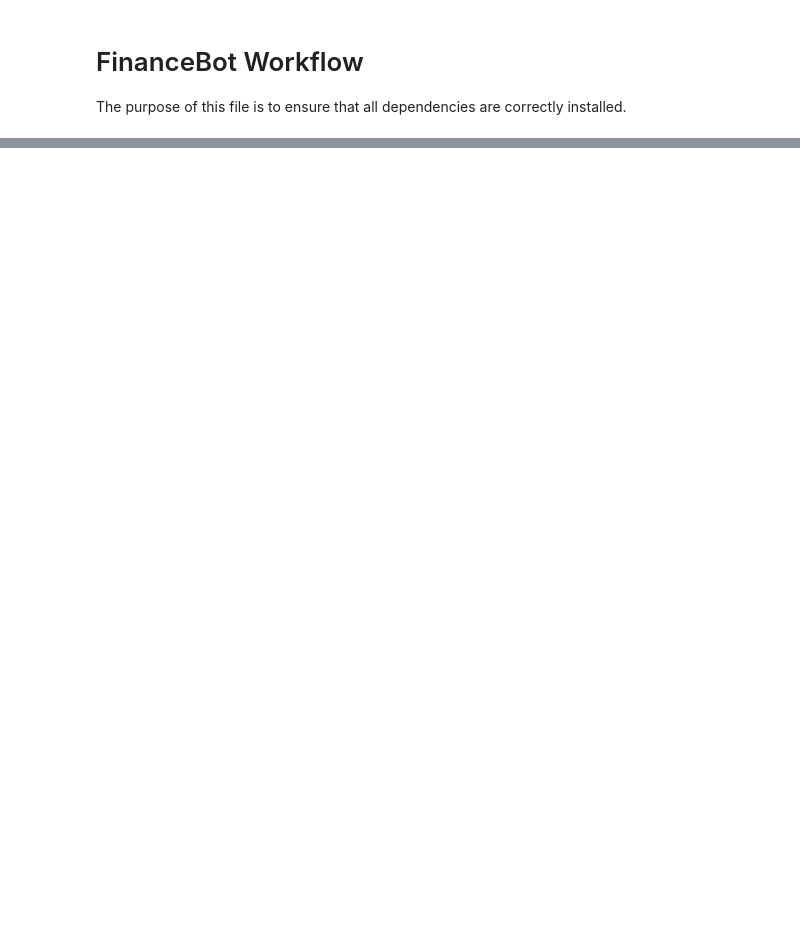
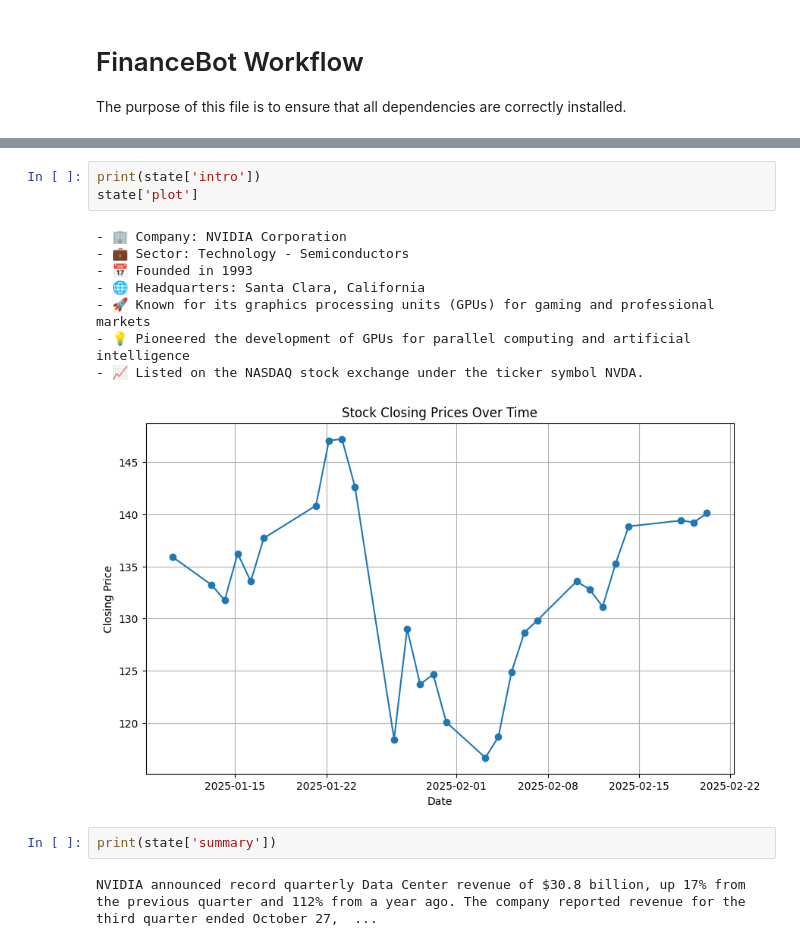
Before and after one commit to txpetrin/GenAI_Final, a Jupyter notebook: Code/Workflow/pipeline.ipynb, the cells around one changed output, grey strips where cells are left out. Saved outputs shown, nothing was run; the diff lists cells and outputs as text; blank space fills up the shorter version.

```diff
--- a/Code/Workflow/pipeline.ipynb
+++ b/Code/Workflow/pipeline.ipynb
@@ -123,0 +134,16 @@ pprint.pprint(response)
+# %%
+print(state['intro'])
+state['plot']
+# %% [output]
+- 🏢 Company: NVIDIA Corporation
+- 💼 Sector: Technology - Semiconductors
+- 📅 Founded in 1993
+- 🌐 Headquarters: Santa Clara, California
+- 🚀 Known for its graphics processing units (GPUs) for gaming and professional markets
+- 💡 Pioneered the development of GPUs for parallel computing and artificial intelligence
+- 📈 Listed on the NASDAQ stock exchange under the ticker symbol NVDA.
+[figure, added]
+# %%
+print(state['summary'])
+# %% [output]
+NVIDIA announced record quarterly Data Center revenue of $30.8 billion, up 17% from the previous quarter and 112% from a year ago. The company reported revenue for the third quarter ended October 27,  ...
```
Also changed, not shown: parts of 16 cells of this notebook, 4 other files.
